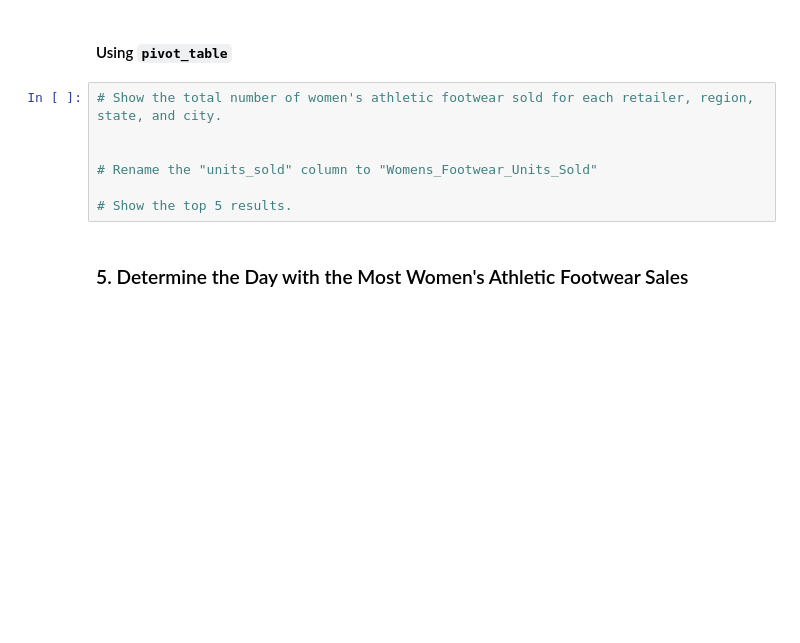
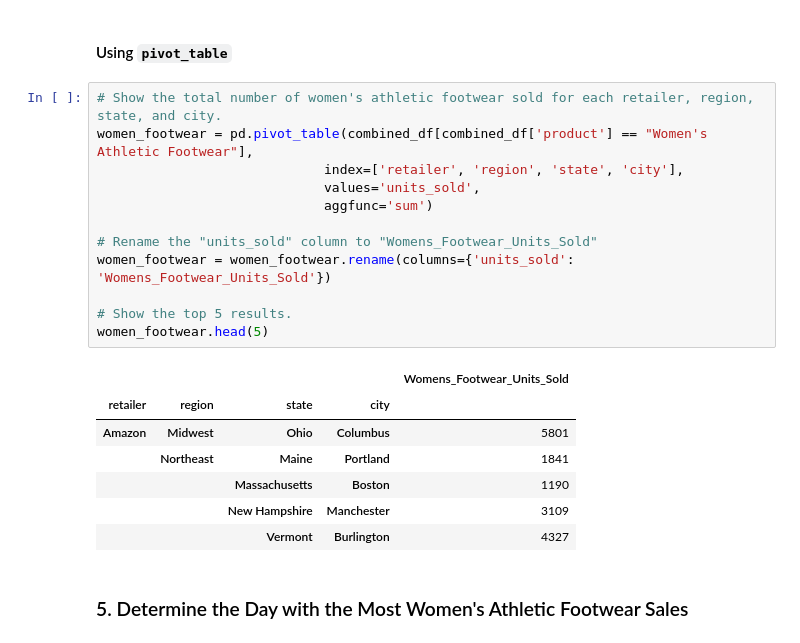
Before and after one commit to tawlee/athletic_sales_analysis, a Jupyter notebook: athletic_sales_analysis_starter_code.ipynb, the cells around one changed output. Saved outputs shown, nothing was run; the diff lists cells and outputs as text; blank space fills up the shorter version.

```diff
--- a/athletic_sales_analysis_starter_code.ipynb
+++ b/athletic_sales_analysis_starter_code.ipynb
@@ -291,11 +315,24 @@ total_retailer.head(5)
 #### Using `pivot_table`
 # %%
 # Show the total number of women's athletic footwear sold for each retailer, region, state, and city.
-
+women_footwear = pd.pivot_table(combined_df[combined_df['product'] == "Women's Athletic Footwear"],
+                             index=['retailer', 'region', 'state', 'city'],
+                             values='units_sold',
+                             aggfunc='sum')
 
 # Rename the "units_sold" column to "Womens_Footwear_Units_Sold"
+women_footwear = women_footwear.rename(columns={'units_sold': 'Womens_Footwear_Units_Sold'})
 
 # Show the top 5 results.
+women_footwear.head(5)
+# %% [output]
+|  |  |  |  | Womens_Footwear_Units_Sold |
+| retailer | region | state | city |  |
+| Amazon | Midwest | Ohio | Columbus | 5801 |
+|  | Northeast | Maine | Portland | 1841 |
+|  |  | Massachusetts | Boston | 1190 |
+|  |  | New Hampshire | Manchester | 3109 |
+|  |  | Vermont | Burlington | 4327 |
 # %% [markdown]
 ### 5. Determine the Day with the Most Women's Athletic Footwear Sales
 # %%
```
Also changed, not shown: parts of 3 cells of this notebook.
